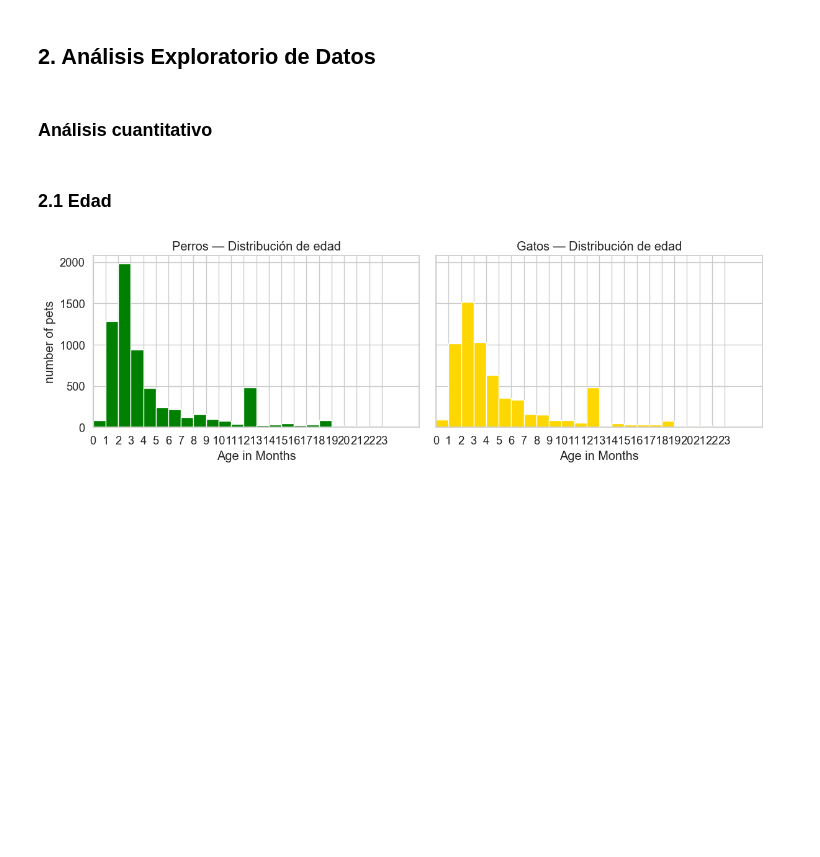
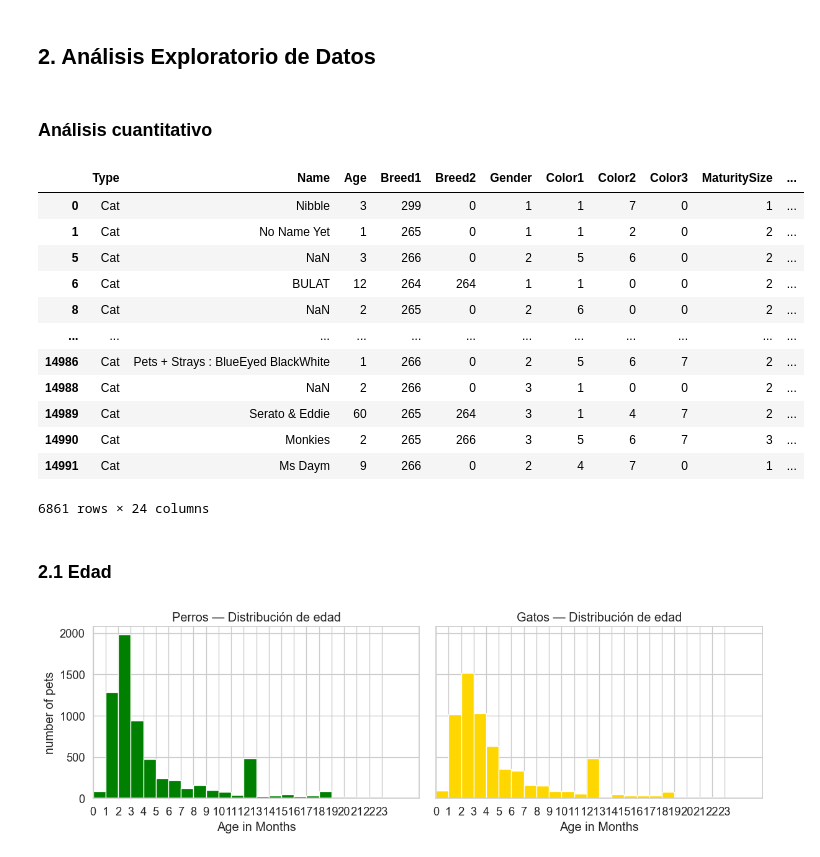
Before and after one commit to josekeh/UA_MDM_Labo2, a Jupyter notebook: trabajos/00_eda.ipynb, the cells around one changed output. Saved outputs shown, nothing was run; the diff lists cells and outputs as text; code cells hidden in the pictures; blank space fills up the shorter version.

```diff
--- a/trabajos/00_eda.ipynb
+++ b/trabajos/00_eda.ipynb
@@ -240,6 +242,22 @@ Para facilitar la interpretación de los resultados, se transformaron los códig
 
 df_dog = df[df['Type'] == "Dog"]
 df_cat = df[df['Type'] == "Cat"]
+# %%
+df_cat
+# %% [output]
+|  | Type | Name | Age | Breed1 | Breed2 | Gender | Color1 | Color2 | Color3 | MaturitySize | ... |
+| 0 | Cat | Nibble | 3 | 299 | 0 | 1 | 1 | 7 | 0 | 1 | ... |
+| 1 | Cat | No Name Yet | 1 | 265 | 0 | 1 | 1 | 2 | 0 | 2 | ... |
+| 5 | Cat | NaN | 3 | 266 | 0 | 2 | 5 | 6 | 0 | 2 | ... |
+| 6 | Cat | BULAT | 12 | 264 | 264 | 1 | 1 | 0 | 0 | 2 | ... |
+| 8 | Cat | NaN | 2 | 265 | 0 | 2 | 6 | 0 | 0 | 2 | ... |
+| ... | ... | ... | ... | ... | ... | ... | ... | ... | ... | ... | ... |
+| 14986 | Cat | Pets + Strays : BlueEyed BlackWhite | 1 | 266 | 0 | 2 | 5 | 6 | 7 | 2 | ... |
+| 14988 | Cat | NaN | 2 | 266 | 0 | 3 | 1 | 0 | 0 | 2 | ... |
+| 14989 | Cat | Serato & Eddie | 60 | 265 | 264 | 3 | 1 | 4 | 7 | 2 | ... |
+| 14990 | Cat | Monkies | 2 | 265 | 266 | 3 | 5 | 6 | 7 | 3 | ... |
+| 14991 | Cat | Ms Daym | 9 | 266 | 0 | 2 | 4 | 7 | 0 | 1 | ... |
+6861 rows × 24 columns
 # %% [markdown]
 ### 2.1 Edad
 # %%
```
Also changed, not shown: parts of 3 cells of this notebook.
